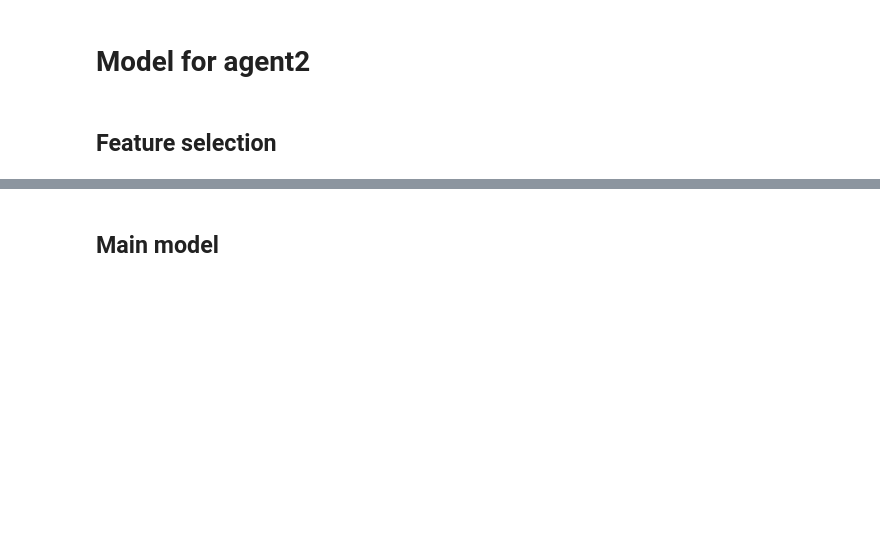
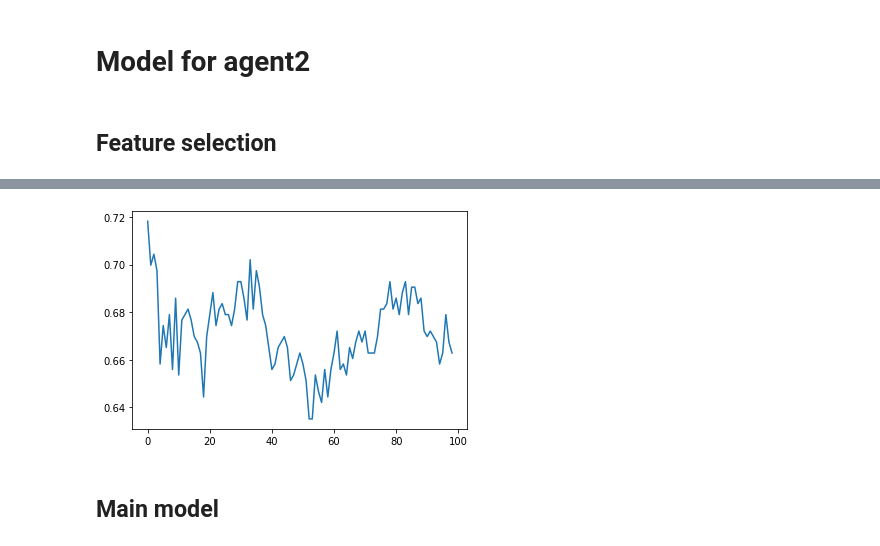
Before and after one commit to EgorMozharov/ML-Neural-classification, a Jupyter notebook: V2-NN.ipynb, the cells around one changed output, grey strips where cells are left out. Cells and saved outputs as stored; diff of their text form; code cells hidden in the pictures; blank space fills up the shorter version.

```diff
--- a/V2-NN.ipynb
+++ b/V2-NN.ipynb
@@ -232,0 +277,6 @@ Name: expected_target2, Length: 237, dtype: float64
+# %%
+corr2_df = corr2_df.drop(corr2_df[corr2_df.feature == 'category'].index)
+corr2_df = corr2_df.drop(corr2_df[corr2_df.feature == 'expected_target1'].index)
+corr2_df = corr2_df.drop(corr2_df[corr2_df.feature == 'expected_target2'].index)
+corr2_df = corr2_df.loc[(corr2_df['correlation'] > 0.1) | (corr2_df['correlation'] < -0.1)]
+len(corr2_df)
@@ -468,4 +617,5 @@ tmp_pred_value1 = calc_train_acc(model1, 'expected_target1', Y_expected1, new_X_
 # %% [markdown]
 ## Feature selection
 # %%
-fearues_names2 = feature_selection(X_train, y_train2, X_test, y_test2)
+fearues_names2 = feature_selection(X_train2, y_train2, X_test2, y_test2)
+# %% [output]
@@ -472,3 +639,4 @@ fearues_names2 = feature_selection(X_train, y_train2, X_test, y_test2)
+[figure, added]
 # %% [markdown]
 ## Main model
 # %%
```
Also changed, not shown: parts of 37 cells of this notebook, 1 other file.
